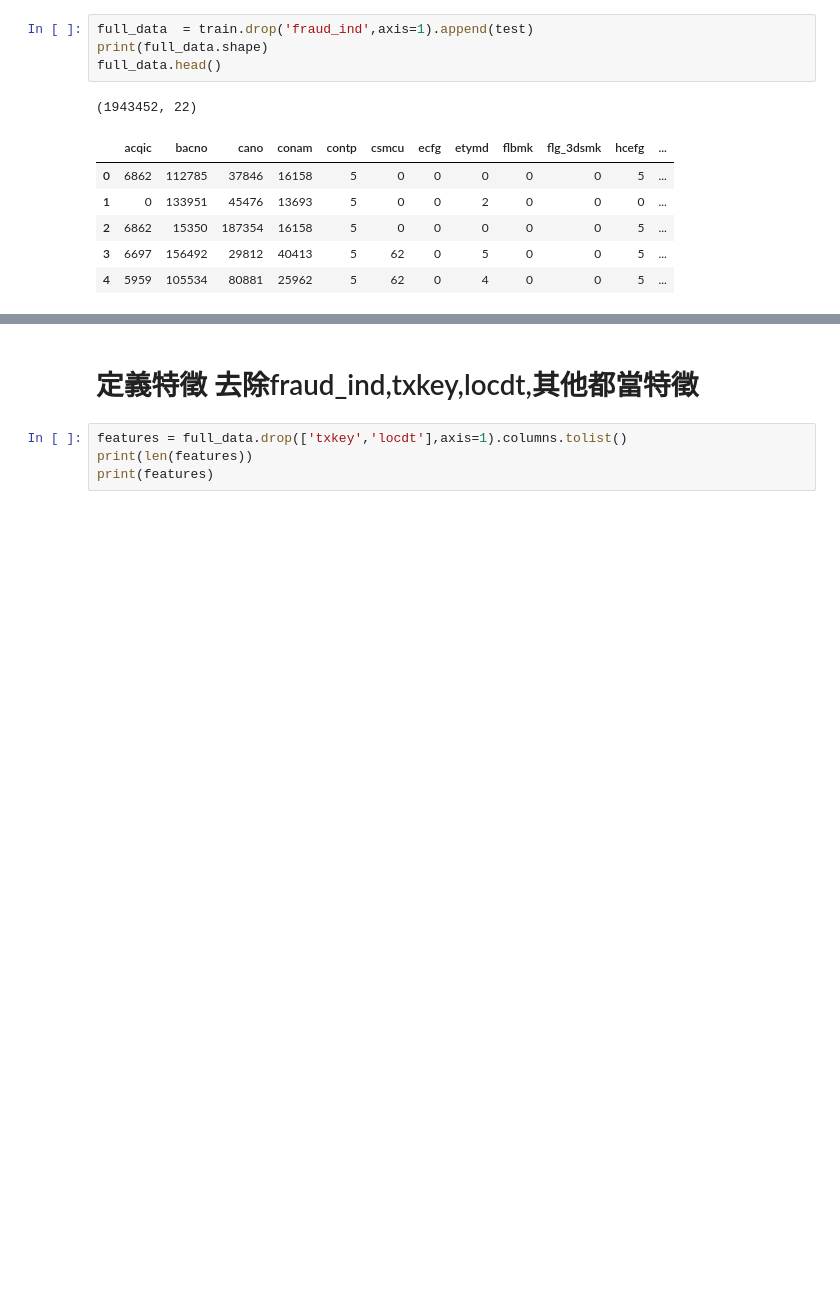
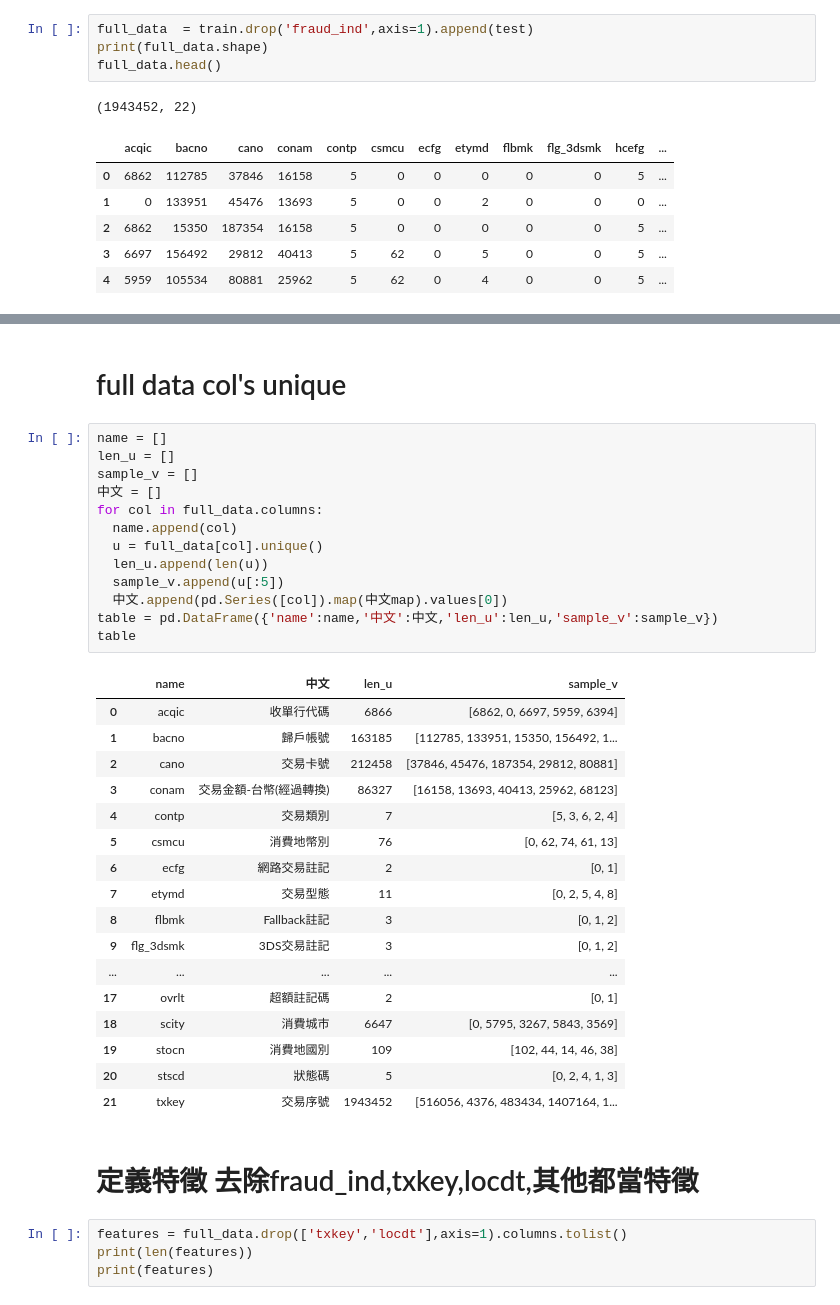
Before and after one commit to skywalker0803r/Ricky, a Jupyter notebook: 玉山銀行AI比賽_featuresengineering.ipynb, the cells around one changed output, grey strips where cells are left out. Drawn from its saved outputs; the diff is of its cells as text; blank space fills up the shorter version.

```diff
--- a/玉山銀行AI比賽_featuresengineering.ipynb
+++ b/玉山銀行AI比賽_featuresengineering.ipynb
@@ -71,3 +71,36 @@ gc.collect()
+# %% [markdown]
+# full data col's unique
+# %%
+name = []
+len_u = []
+sample_v = []
+中文 = []
+for col in full_data.columns:
+  name.append(col)
+  u = full_data[col].unique()
+  len_u.append(len(u))
+  sample_v.append(u[:5])
+  中文.append(pd.Series([col]).map(中文map).values[0])
+table = pd.DataFrame({'name':name,'中文':中文,'len_u':len_u,'sample_v':sample_v})
+table
+# %% [output]
+|  | name | 中文 | len_u | sample_v |
+| 0 | acqic | 收單行代碼 | 6866 | [6862, 0, 6697, 5959, 6394] |
+| 1 | bacno | 歸戶帳號 | 163185 | [112785, 133951, 15350, 156492, 1... |
+| 2 | cano | 交易卡號 | 212458 | [37846, 45476, 187354, 29812, 80881] |
+| 3 | conam | 交易金額-台幣(經過轉換) | 86327 | [16158, 13693, 40413, 25962, 68123] |
+| 4 | contp | 交易類別 | 7 | [5, 3, 6, 2, 4] |
+| 5 | csmcu | 消費地幣別 | 76 | [0, 62, 74, 61, 13] |
+| 6 | ecfg | 網路交易註記 | 2 | [0, 1] |
+| 7 | etymd | 交易型態 | 11 | [0, 2, 5, 4, 8] |
+| 8 | flbmk | Fallback註記 | 3 | [0, 1, 2] |
+| 9 | flg_3dsmk | 3DS交易註記 | 3 | [0, 1, 2] |
+| ... | ... | ... | ... | ... |
+| 17 | ovrlt | 超額註記碼 | 2 | [0, 1] |
+| 18 | scity | 消費城市 | 6647 | [0, 5795, 3267, 5843, 3569] |
+| 19 | stocn | 消費地國別 | 109 | [102, 44, 14, 46, 38] |
+| 20 | stscd | 狀態碼 | 5 | [0, 2, 4, 1, 3] |
+| 21 | txkey | 交易序號 | 1943452 | [516056, 4376, 483434, 1407164, 1... |
 # %% [markdown]
 # 定義特徵 去除fraud_ind,txkey,locdt,其他都當特徵
 # %%
```
Also changed, not shown: parts of 22 cells of this notebook.
